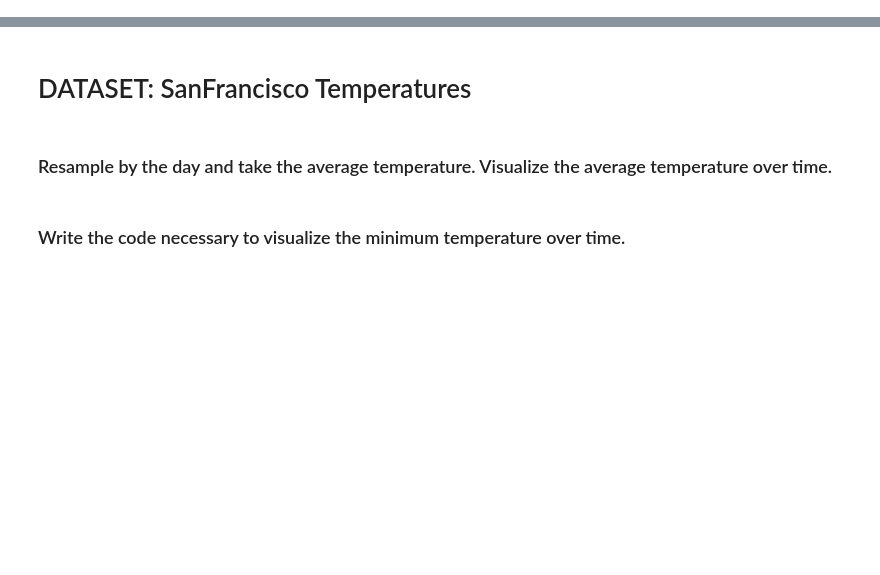
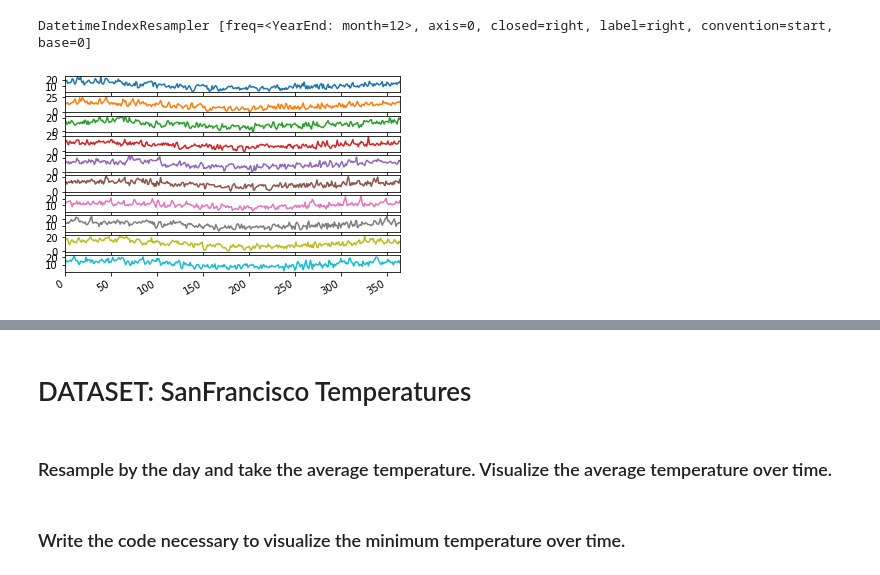
Before and after one commit to flambuth/ds-methodologies-exercises, a Jupyter notebook: pandas-time-series.ipynb, the cells around one changed output, grey strips where cells are left out. Cells and saved outputs as stored; diff of their text form; code cells hidden in the pictures; blank space fills up the shorter version.

```diff
--- a/pandas-time-series.ipynb
+++ b/pandas-time-series.ipynb
@@ -4,0 +10,15 @@ import pandas as pd
+# %%
+series.resample('Y')
+# %% [output]
+DatetimeIndexResampler [freq=<YearEnd: month=12>, axis=0, closed=right, label=right, convention=start, base=0]
+# %%
+series = read_csv('https://raw.githubusercontent.com/jbrownlee/Datasets/master/daily-min-temperatures.csv', header=0, index_col=0, parse_dates=True, squeeze=True)
+groups = series.groupby(Grouper(freq='A'))
+years = DataFrame()
+for name, group in groups:
+    years[name.year] = group.values
+years.plot(subplots=True, legend=False)
+
+pyplot.show()
+# %% [output]
+[figure, added]
```
Also changed, not shown: parts of 2 cells of this notebook.
